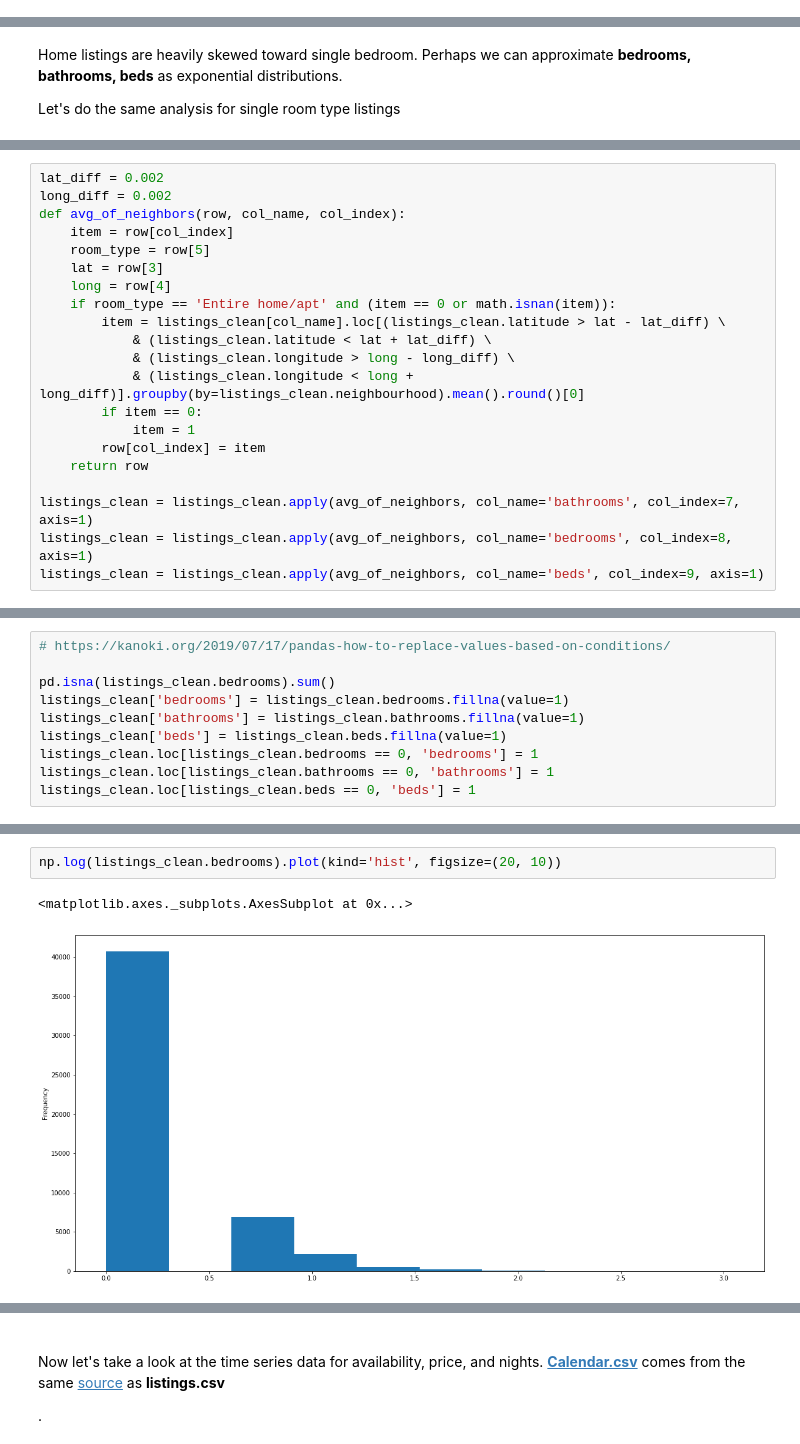
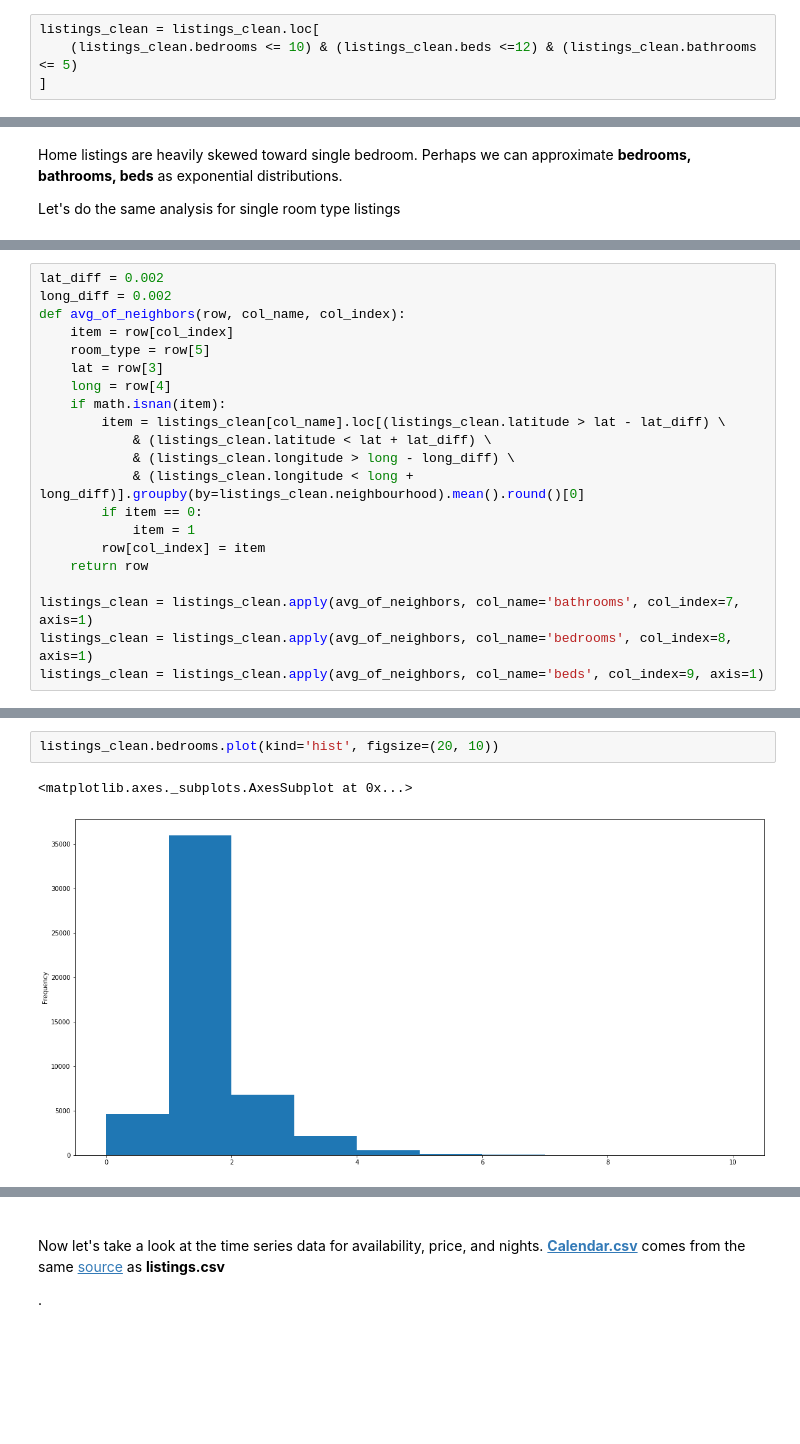
Before and after one commit to bruceplai/ml-capstone, a Jupyter notebook: airbnb.ipynb, the cells around one changed output, grey strips where cells are left out. Saved outputs shown, nothing was run; the diff lists cells and outputs as text; blank space fills up the shorter version.

Commit message:
More data cleanup and refined modeling

```diff
--- a/airbnb.ipynb
+++ b/airbnb.ipynb
@@ -330,3 +332,7 @@ Name: bathrooms, dtype: int64
+# %%
+listings_clean = listings_clean.loc[
+    (listings_clean.bedrooms <= 10) & (listings_clean.beds <=12) & (listings_clean.bathrooms <= 5)
+]
 # %%
 home_listings.bedrooms.plot(kind='hist', figsize=(20, 10))
 # %% [output]
@@ -375,7 +381,7 @@ def avg_of_neighbors(row, col_name, col_index):
     room_type = row[5]
     lat = row[3]
     long = row[4]
-    if room_type == 'Entire home/apt' and (item == 0 or math.isnan(item)):
+    if math.isnan(item):
         item = listings_clean[col_name].loc[(listings_clean.latitude > lat - lat_diff) \
             & (listings_clean.latitude < lat + lat_diff) \
             & (listings_clean.longitude > long - long_diff) \
@@ -394,13 +397,3 @@ listings_clean = listings_clean.apply(avg_of_neighbors, col_name='beds', col_ind
-# %%
-# https://kanoki.org/2019/07/17/pandas-how-to-replace-values-based-on-conditions/
-
-pd.isna(listings_clean.bedrooms).sum()
-listings_clean['bedrooms'] = listings_clean.bedrooms.fillna(value=1)
-listings_clean['bathrooms'] = listings_clean.bathrooms.fillna(value=1)
-listings_clean['beds'] = listings_clean.beds.fillna(value=1)
-listings_clean.loc[listings_clean.bedrooms == 0, 'bedrooms'] = 1
-listings_clean.loc[listings_clean.bathrooms == 0, 'bathrooms'] = 1
-listings_clean.loc[listings_clean.beds == 0, 'beds'] = 1
 # %%
 print(listings_clean.bedrooms.value_counts())
 print(listings_clean.bathrooms.value_counts())
@@ -425,7 +418,7 @@ print(listings_clean.beds.value_counts())
 Name: beds, dtype: int64
 # %%
-np.log(listings_clean.bedrooms).plot(kind='hist', figsize=(20, 10))
+listings_clean.bedrooms.plot(kind='hist', figsize=(20, 10))
 # %% [output]
 <matplotlib.axes._subplots.AxesSubplot at 0x...>
-[figure, old version]
+[figure, new version]
 # %%
```
Also changed, not shown: parts of 61 cells of this notebook.
